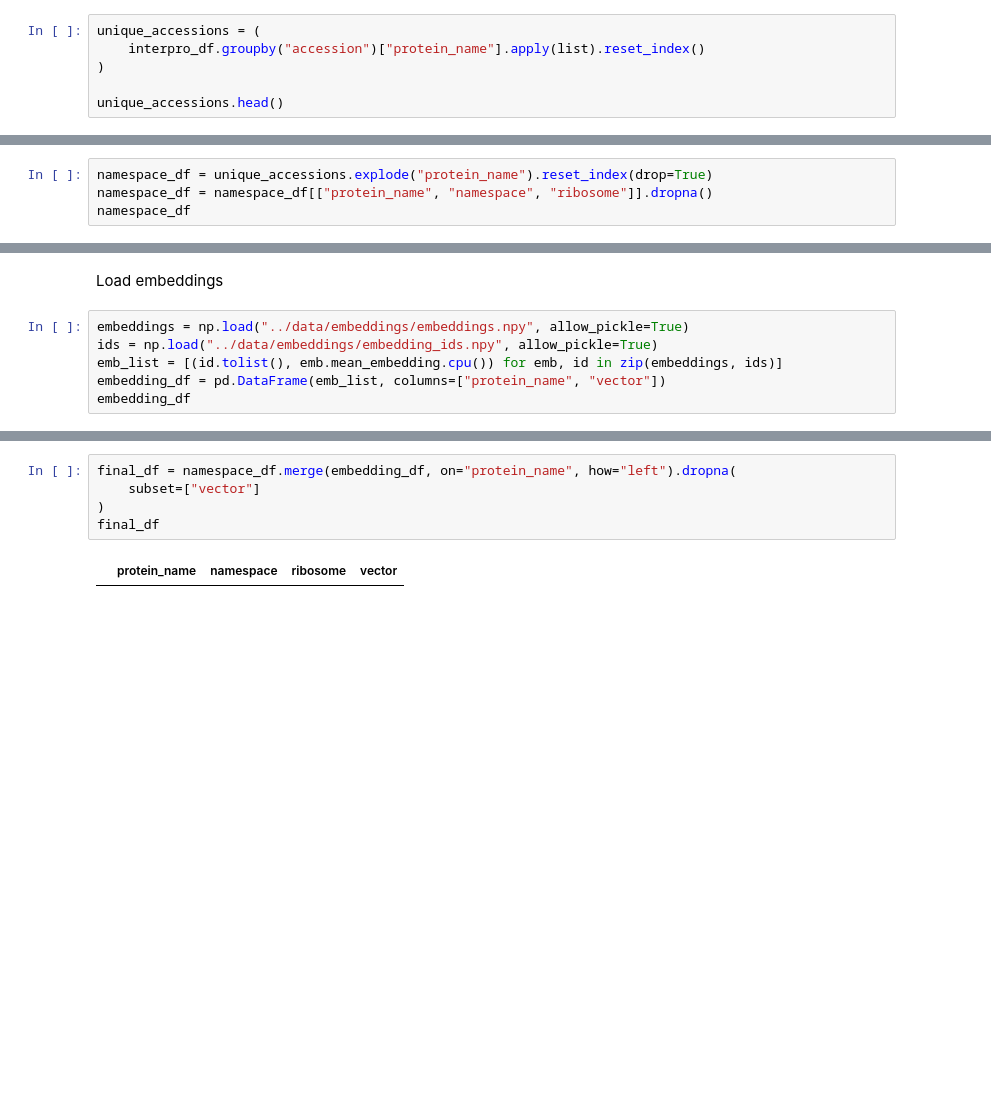
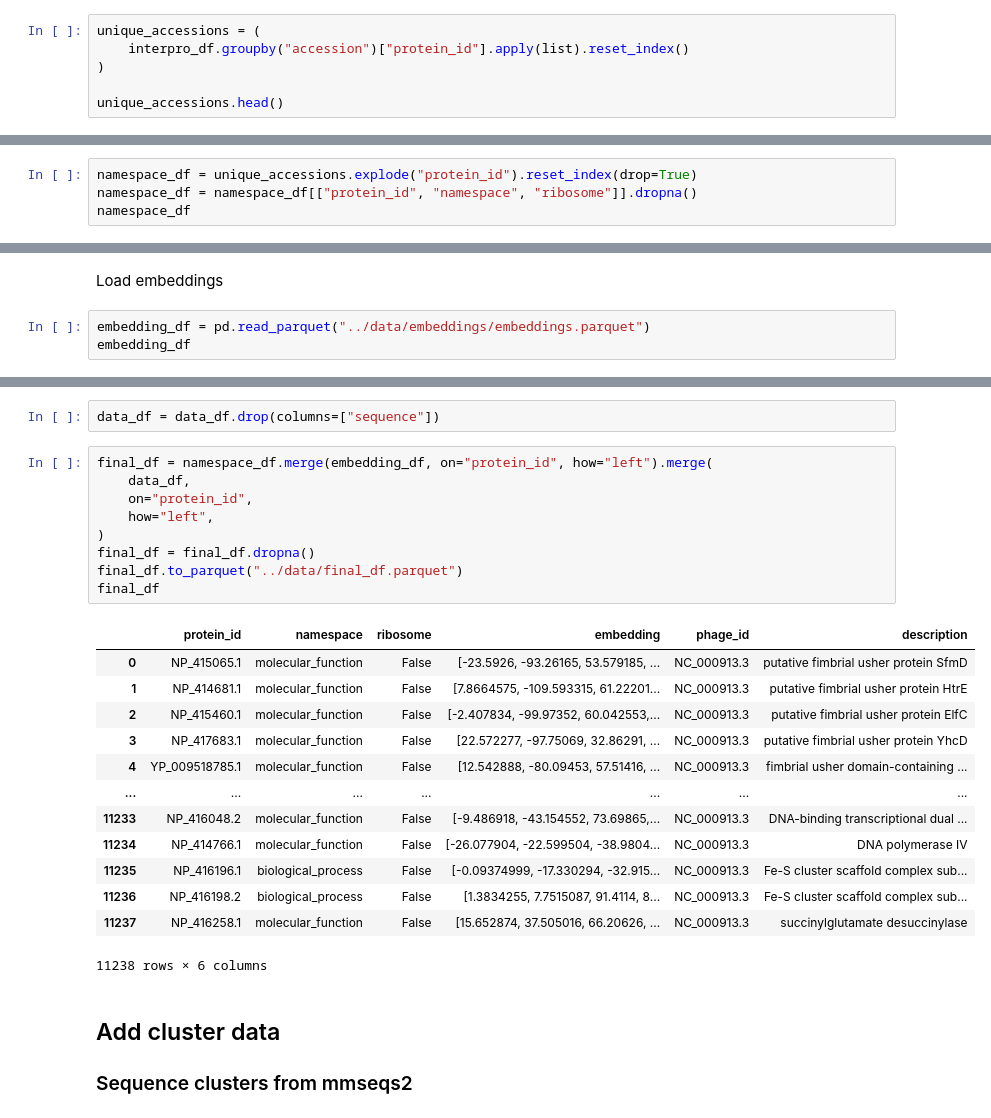
Before and after one commit to dottting/phagelm, a Jupyter notebook: tools/data_preperation.ipynb, the cells around one changed output, grey strips where cells are left out. Drawn from its saved outputs; the diff is of its cells as text; blank space fills up the shorter version.

Commit message:
Refinded esm fold script. Started on clustering data

```diff
--- a/tools/data_preperation.ipynb
+++ b/tools/data_preperation.ipynb
@@ -109,7 +112,7 @@ After:  32362  entries
 Cluster based on interpro accessions
 # %%
 unique_accessions = (
-    interpro_df.groupby("accession")["protein_name"].apply(list).reset_index()
+    interpro_df.groupby("accession")["protein_id"].apply(list).reset_index()
 )
 
 unique_accessions.head()
@@ -276,7 +277,7 @@ unique_accessions.head()
 # %% [markdown]
 Explode by protein_name
 # %%
-namespace_df = unique_accessions.explode("protein_name").reset_index(drop=True)
-namespace_df = namespace_df[["protein_name", "namespace", "ribosome"]].dropna()
+namespace_df = unique_accessions.explode("protein_id").reset_index(drop=True)
+namespace_df = namespace_df[["protein_id", "namespace", "ribosome"]].dropna()
 namespace_df
 # %% [output]
@@ -296,9 +297,6 @@ namespace_df
 # %% [markdown]
 Load embeddings
 # %%
-embeddings = np.load("../data/embeddings/embeddings.npy", allow_pickle=True)
-ids = np.load("../data/embeddings/embedding_ids.npy", allow_pickle=True)
-emb_list = [(id.tolist(), emb.mean_embedding.cpu()) for emb, id in zip(embeddings, ids)]
-embedding_df = pd.DataFrame(emb_list, columns=["protein_name", "vector"])
+embedding_df = pd.read_parquet("../data/embeddings/embeddings.parquet")
 embedding_df
 # %% [output]
@@ -307,7 +316,28 @@ embedding_df
+# %%
+data_df = data_df.drop(columns=["sequence"])
 # %%
-final_df = namespace_df.merge(embedding_df, on="protein_name", how="left").dropna(
-    subset=["vector"]
+final_df = namespace_df.merge(embedding_df, on="protein_id", how="left").merge(
+    data_df,
+    on="protein_id",
+    how="left",
 )
+final_df = final_df.dropna()
+final_df.to_parquet("../data/final_df.parquet")
 final_df
 # %% [output]
-|  | protein_name | namespace | ribosome | vector |
+|  | protein_id | namespace | ribosome | embedding | phage_id | description |
+| 0 | NP_415065.1 | molecular_function | False | [-23.5926, -93.26165, 53.579185, ... | NC_000913.3 | putative fimbrial usher protein SfmD |
+| 1 | NP_414681.1 | molecular_function | False | [7.8664575, -109.593315, 61.22201... | NC_000913.3 | putative fimbrial usher protein HtrE |
+| 2 | NP_415460.1 | molecular_function | False | [-2.407834, -99.97352, 60.042553,... | NC_000913.3 | putative fimbrial usher protein ElfC |
+| 3 | NP_417683.1 | molecular_function | False | [22.572277, -97.75069, 32.86291, ... | NC_000913.3 | putative fimbrial usher protein YhcD |
+| 4 | YP_009518785.1 | molecular_function | False | [12.542888, -80.09453, 57.51416, ... | NC_000913.3 | fimbrial usher domain-containing ... |
+| ... | ... | ... | ... | ... | ... | ... |
+| 11233 | NP_416048.2 | molecular_function | False | [-9.486918, -43.154552, 73.69865,... | NC_000913.3 | DNA-binding transcriptional dual ... |
+| 11234 | NP_414766.1 | molecular_function | False | [-26.077904, -22.599504, -38.9804... | NC_000913.3 | DNA polymerase IV |
+| 11235 | NP_416196.1 | biological_process | False | [-0.09374999, -17.330294, -32.915... | NC_000913.3 | Fe-S cluster scaffold complex sub... |
+| 11236 | NP_416198.2 | biological_process | False | [1.3834255, 7.7515087, 91.4114, 8... | NC_000913.3 | Fe-S cluster scaffold complex sub... |
+| 11237 | NP_416258.1 | molecular_function | False | [15.652874, 37.505016, 66.20626, ... | NC_000913.3 | succinylglutamate desuccinylase |
+11238 rows × 6 columns
+# %% [markdown]
+## Add cluster data
+### Sequence clusters from mmseqs2
```
Also changed, not shown: parts of 11 cells of this notebook, 4 other files.
